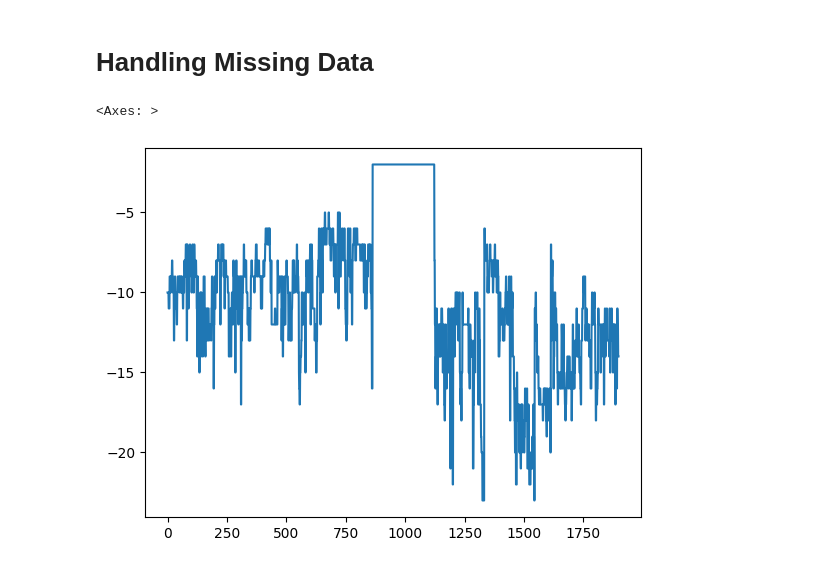
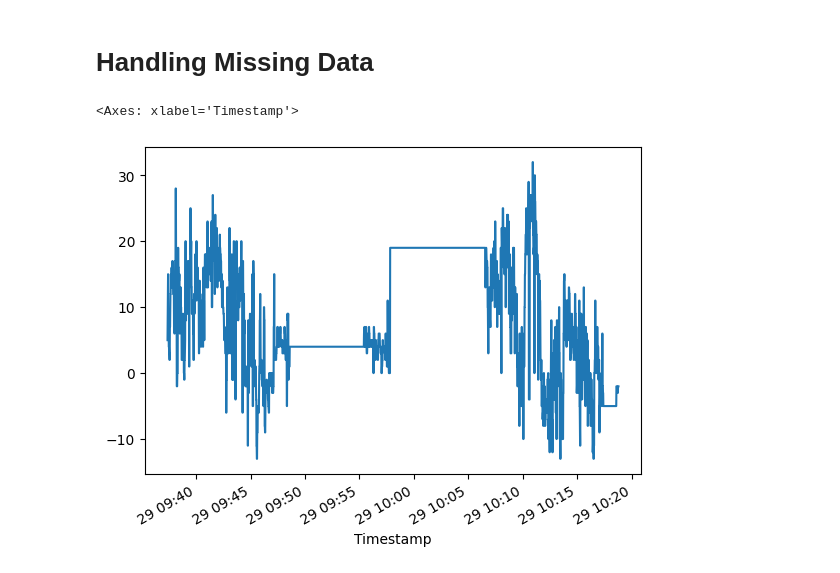
Before and after one commit to ejs94/5g-forecasting, a Jupyter notebook: notebooks/1_create_dataset.ipynb, the cells around one changed output. Cells and saved outputs as stored; diff of their text form; code cells hidden in the pictures.

Commit message:
add resample and time index

```diff
--- a/notebooks/1_create_dataset.ipynb
+++ b/notebooks/1_create_dataset.ipynb
@@ -116,4 +116,4 @@ dtype: object
 cleaned[["RSRQ","SNR","CQI", "RSSI"]] = cleaned[["RSRQ","SNR","CQI", "RSSI"]].replace('-', np.nan)
 # %%
 # Change objects columns to int64 dtype
-cleaned[["RSRQ","SNR","CQI", "RSSI"]].astype(float).astype('Int64')
+cleaned[["RSRQ","SNR","CQI", "RSSI"]] = cleaned[["RSRQ","SNR","CQI", "RSSI"]].astype(float).astype('Int64')
@@ -176,0 +188,6 @@ array([ 0,  1,  2,  3,  4,  5,  6,  7,  8,  9, 10, 11, 12, 13, 14, 15, 16,
+# %%
+# Configurar a coluna de data/hora como índice
+cleaned = cleaned.set_index('Timestamp')
+# %%
+# Remover índices duplicados
+cleaned = cleaned[~cleaned.index.duplicated(keep='first')]
@@ -177,7 +211,4 @@ array([ 0,  1,  2,  3,  4,  5,  6,  7,  8,  9, 10, 11, 12, 13, 14, 15, 16,
 # %% [markdown]
 # Handling Missing Data
-# %%
-df[(df.Log_Number == 0)].RSRQ.plot()
-# %% [output]
-<Axes: >
-[figure, removed]
+# %%
+test_df = cleaned[cleaned.Log_Number == 5]
@@ -183,0 +217,6 @@ df[(df.Log_Number == 0)].RSRQ.plot()
+# %%
+# Reamostrar os dados para cada 1 segundo, mantendo o último valor conhecido
+test_df["SNR"].bfill().plot()
+# %% [output]
+<Axes: xlabel='Timestamp'>
+[figure, added]
```
Also changed, not shown: parts of 16 cells of this notebook.
